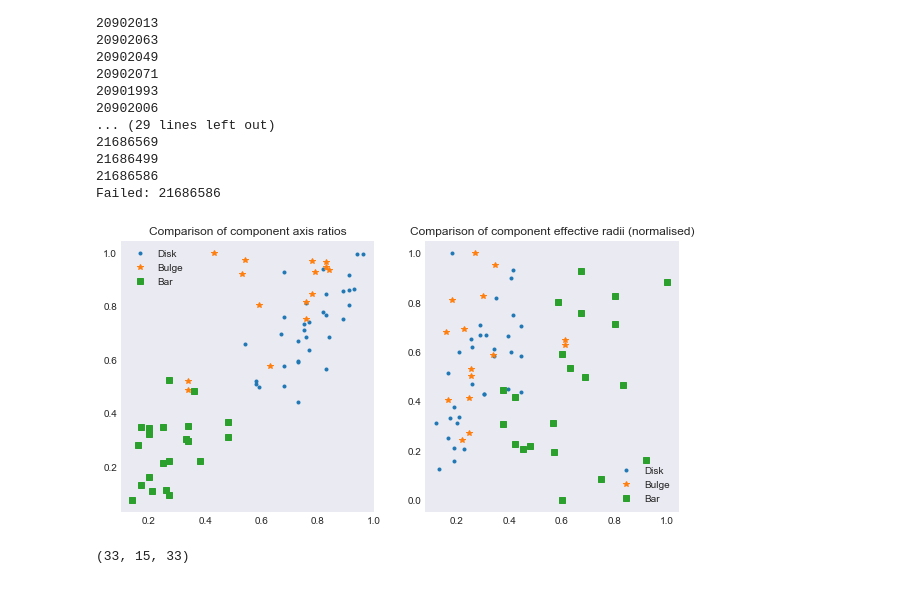
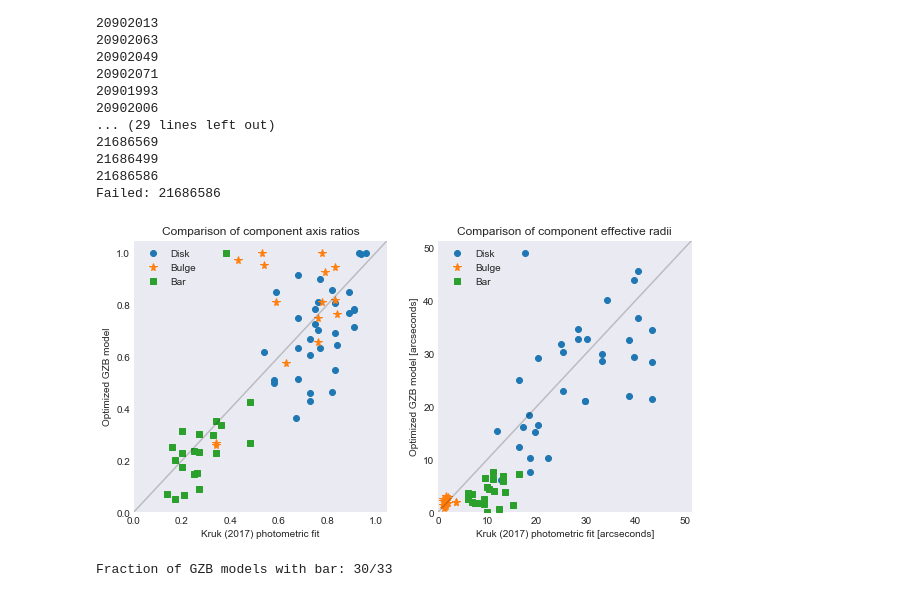
Before and after one commit to tingard/Galaxy-builder-aggregation, a Jupyter notebook: model-scoring/fit_all_models.ipynb, the cells around one changed output. Cells and saved outputs as stored; diff of their text form; code cells hidden in the pictures.

```diff
--- a/model-scoring/fit_all_models.ipynb
+++ b/model-scoring/fit_all_models.ipynb
@@ -23,8 +26,6 @@ from model_fitting import Model, ModelFitter
 import warnings
 from astropy.utils.exceptions import AstropyWarning
 warnings.simplefilter('ignore', category=AstropyWarning)
-# %%
-plt.style.use('seaborn-dark')
 # %%
 with open('lib/best-classifications.json') as f:
     best_cls = json.load(f)
@@ -50 +43,18 @@ for subject_id in to_iter:
+# %%
+def make_dfs(m, s, pxs=1):
+    c, _ = m.to_df()
+    gzb_comps = '+'.join(
+        i for i, j in zip(
+            ('disc', 'bar', 'bulge'),
+            ~np.isnan(c['axRatio'].values)
+        ) if j
+    )
+    c['rEff'] *= pxs / 2
+    gzb_data = pd.Series([
+        np.nan, np.nan, gzb_comps,
+        *c.loc['disk'][['i0', 'rEff', 'axRatio']],
+        *c.loc['bulge'][['i0', 'rEff', 'axRatio', 'n']],
+        *c.loc['bar'][['i0', 'rEff', 'axRatio', 'n']],
+    ], index=s_keys, name='GZB')
+    return pd.concat((s[s_keys].rename('Sandor_fit'), gzb_data), axis=1, sort=False)
 # %%
@@ -177,26 +166,40 @@ df_re_bar = pd.concat([
 # %%
 plt.figure(figsize=(10, 5))
 plt.subplot(121)
-plt.plot(*df_ba_disc.values.T, '.', label='Disk')
-plt.plot(*df_ba_bulge.values.T, '*', label='Bulge')
+plt.plot(*df_ba_disc.values.T, 'o', markersize=6, label='Disk')
+plt.plot(*df_ba_bulge.values.T, '*', markersize=8, label='Bulge')
 plt.plot(*df_ba_bar.values.T, 's', label='Bar')
 plt.legend()
-plt.title('Comparison of component axis ratios');
+plt.title('Comparison of component axis ratios')
+plt.xlabel('Kruk (2017) photometric fit')
+plt.ylabel('Optimized GZB model')
+l = np.stack((plt.xlim(), plt.ylim())).max()
+plt.plot([0, l], [0, l], 'k', alpha=0.2)
+plt.xlim(0, l)
+plt.ylim(0, l)
 
 plt.subplot(122)
 plt.plot(
-    *df_re_disc.dropna().values.T / df_re_disc.dropna().values.max(),
-    '.', label='Disk'
+    *df_re_disc.dropna().values.T,
+    'o', markersize=6, label='Disk'
 )
 plt.plot(
-    *df_re_bulge.dropna().values.T / df_re_bulge.dropna().values.max(),
-    '*', label='Bulge'
+    *df_re_bulge.dropna().values.T,
+    '*', markersize=8, label='Bulge'
 )
 plt.plot(
-    *df_re_bar.dropna().values.T / df_re_bar.dropna().values.max(),
+    *df_re_bar.dropna().values.T,
     's', label='Bar'
 )
 plt.legend()
-plt.title('Comparison of component effective radii (normalised)');
+plt.title('Comparison of component effective radii')
+plt.xlabel('Kruk (2017) photometric fit [arcseconds]')
+plt.ylabel('Optimized GZB model [arcseconds]')
+# plt.ylabel('Optimized GZB model')
+l = np.stack((plt.xlim(), plt.ylim())).max()
+plt.plot([0, l], [0, l], 'k', alpha=0.2)
+plt.xlim(0, l)
+plt.ylim(0, l)
+plt.savefig('method-paper-plots/sd_comp_comparison.pdf', bbox_inches='tight');
 # %% [output]
-[figure, old version]
+[figure, new version]
@@ -207,4 +206,5 @@ with open('sandor-comparisons.pickle', 'wb') as f:
-# %%
-len(df_ba_disc), len(df_ba_bulge), len(df_ba_bar)
-# %% [output]
-(33, 15, 33)
+# %%
+bb = np.array(['bar' in o.loc['Fit_components']['GZB'] for o in out2 if 'bar' in o.loc['Fit_components']['Sandor_fit']])
+print('Fraction of GZB models with bar: {}/{}'.format(bb.sum(), len(bb)))
+# %% [output]
+Fraction of GZB models with bar: 30/33
```
Also changed, not shown: parts of 8 cells of this notebook, 51 other files.
